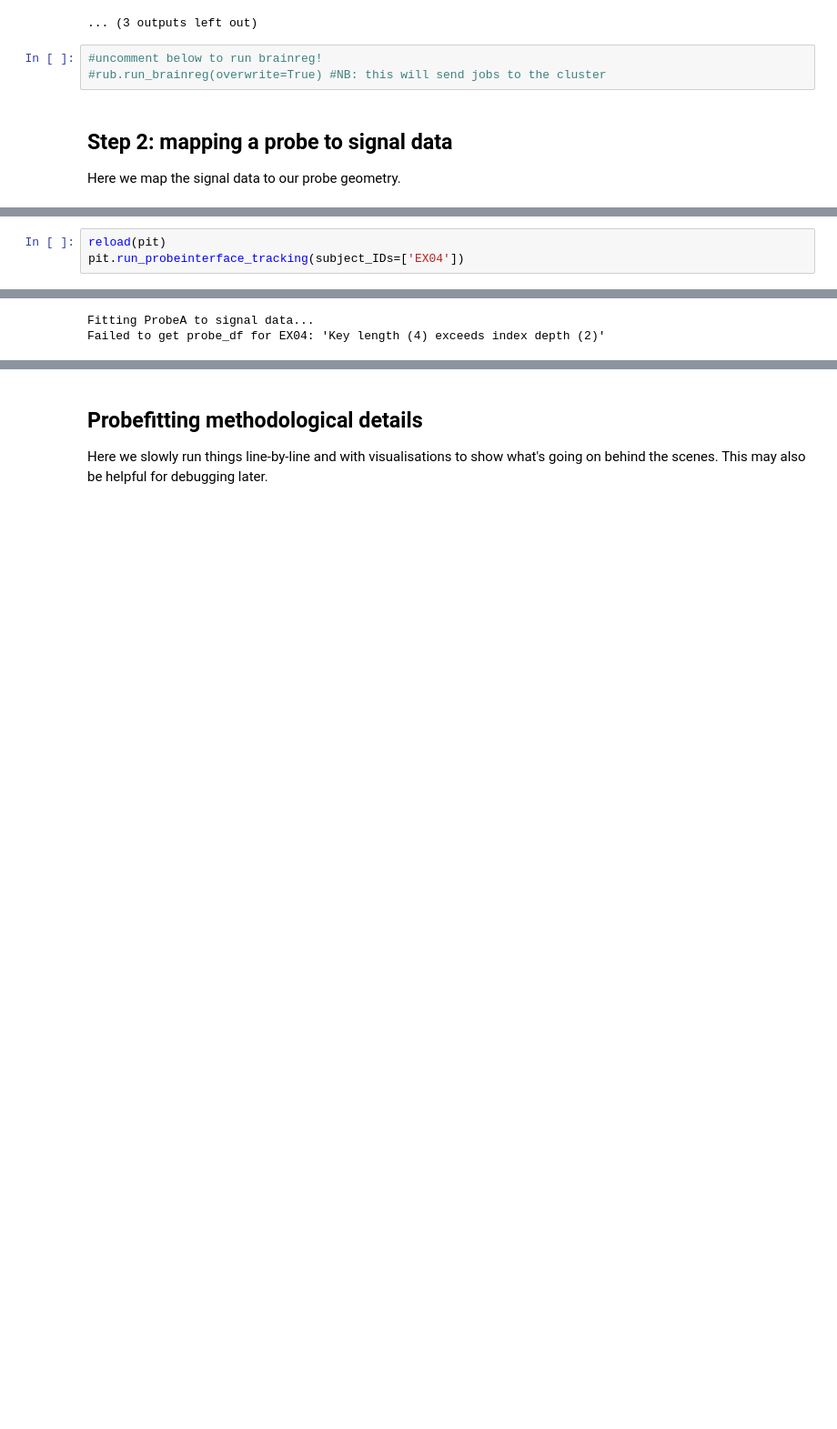
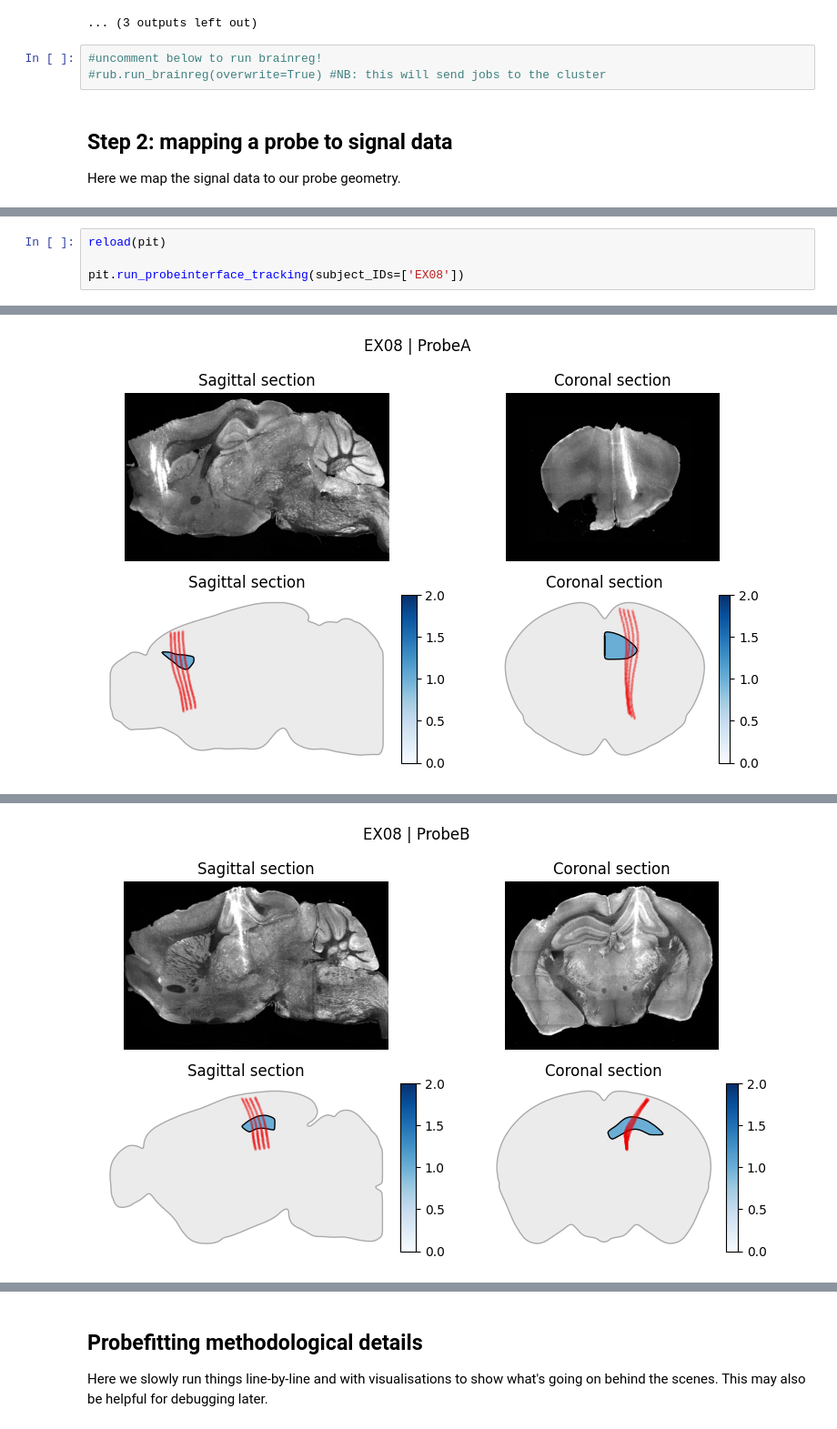
Before and after one commit to cognitive-circuits/brainreg_probe, a Jupyter notebook: interactive_notebook.ipynb, the cells around one changed output, grey strips where cells are left out. Shown at 91% size. Drawn from its saved outputs; the diff is of its cells as text; blank space fills up the shorter version.

```diff
--- a/demo_notebook.ipynb
+++ b/interactive_notebook.ipynb
@@ -53,4 +70,5 @@ Here we map the signal data to our probe geometry.
 # %%
 reload(pit)
-pit.run_probeinterface_tracking(subject_IDs=['EX04'])
+
+pit.run_probeinterface_tracking(subject_IDs=['EX08'])
 # %% [output]
@@ -71,2 +85,0 @@ See the caveats in the documentation: https://pandas.pydata.org/pandas-docs/stab
-Fitting ProbeA to signal data...
-Failed to get probe_df for EX04: 'Key length (4) exceeds index depth (2)'
@@ -72,0 +87 @@ Failed to get probe_df for EX04: 'Key length (4) exceeds index depth (2)'
+[figure, added]
@@ -72,0 +89 @@ Failed to get probe_df for EX04: 'Key length (4) exceeds index depth (2)'
+[figure, added]
```
Also changed, not shown: parts of 7 cells of this notebook, 1 other file.
